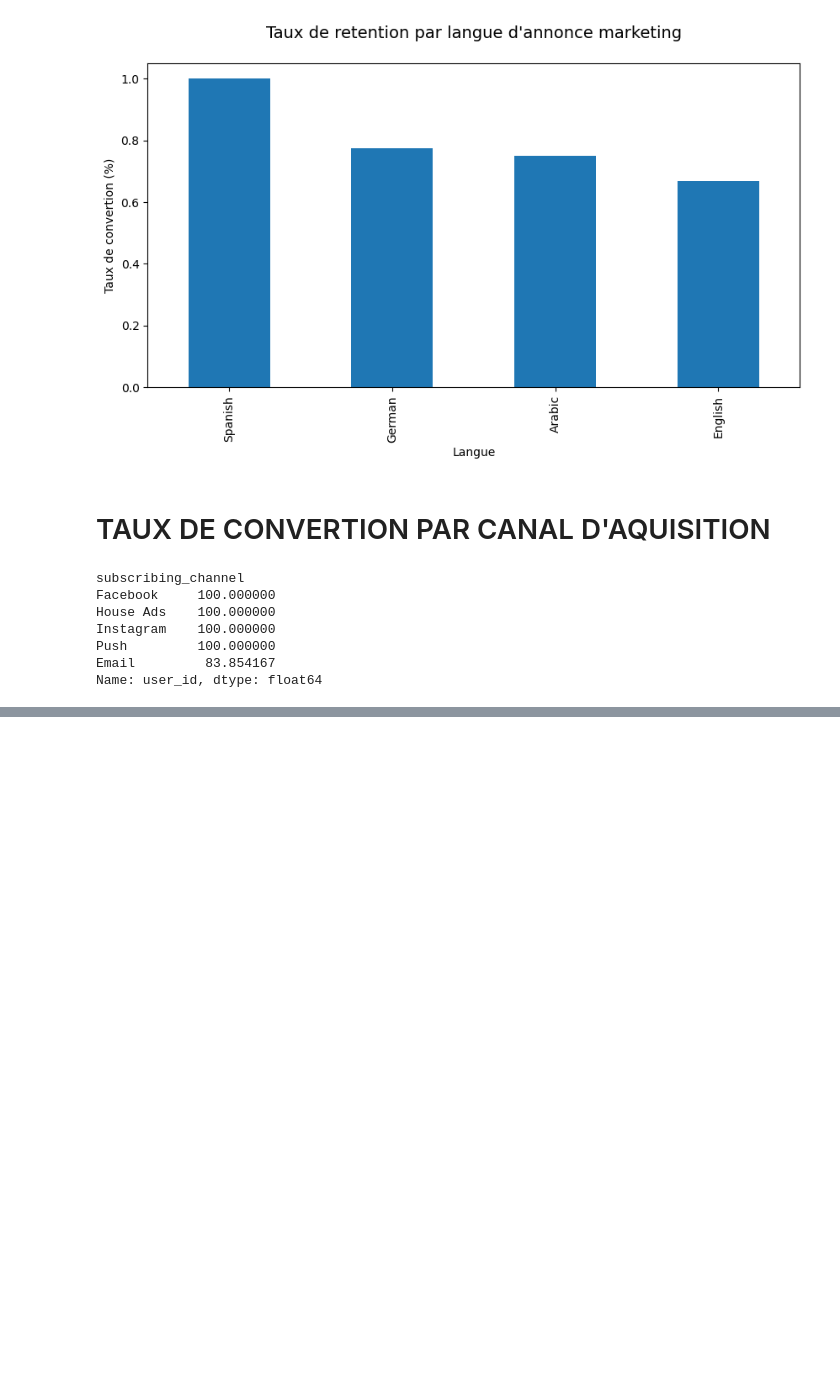
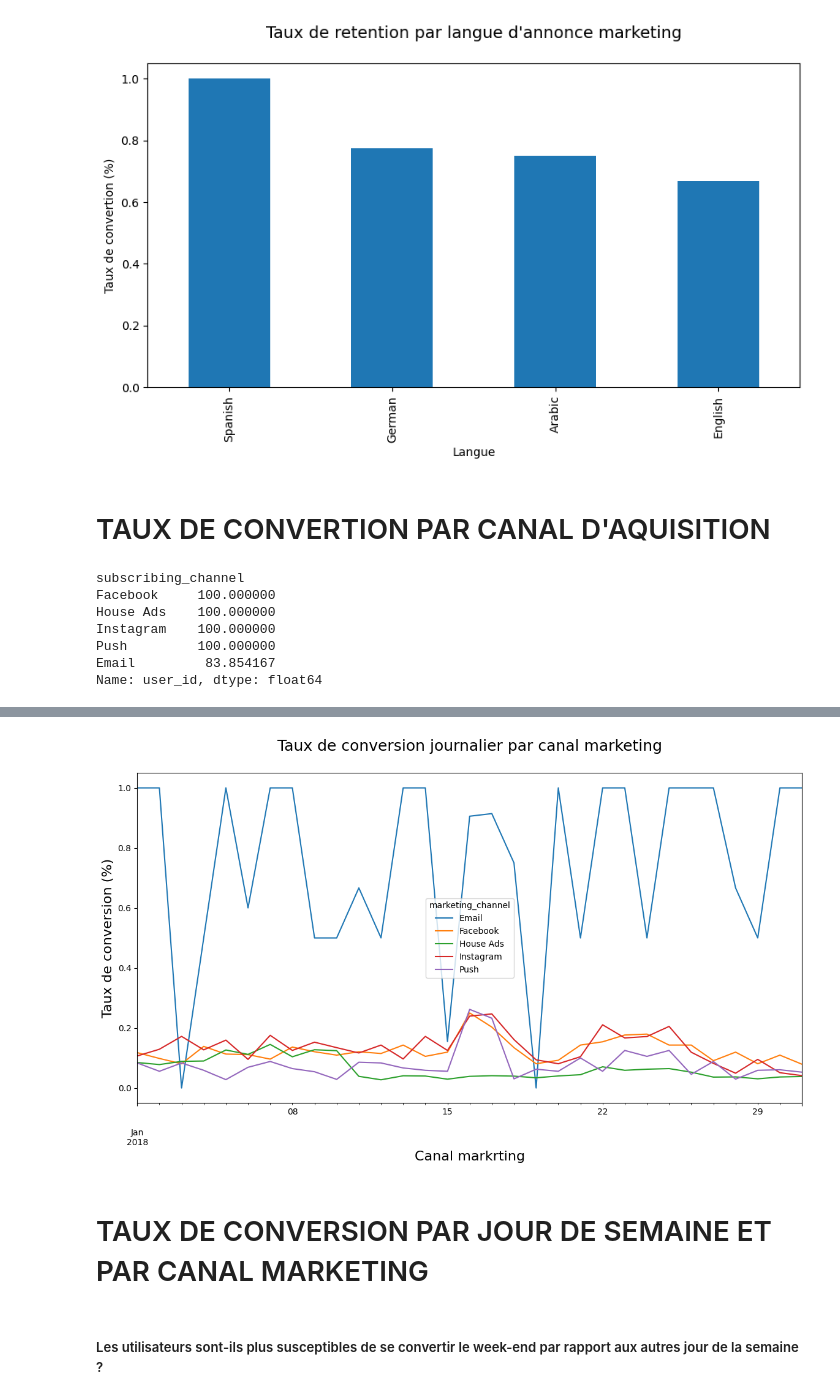
Before and after one commit to compo90/Projet_Analyse_Marketing, a Jupyter notebook: analyse_marketing.ipynb, the cells around one changed output, grey strips where cells are left out. Saved outputs shown, nothing was run; the diff lists cells and outputs as text; code cells hidden in the pictures; blank space fills up the shorter version.

```diff
--- a/analyse_marketing.ipynb
+++ b/analyse_marketing.ipynb
@@ -373,0 +526,8 @@ Name: user_id, dtype: float64
+# %%
+# taux de conversion journalier par canal marketing
+daily_conv_rate_canal = convertion_rate(marketing_df, ['date_served', 'marketing_channel'])
+
+# Transformation du resultat en DataFrame
+daily_conv_rate_canal = pd.DataFrame(daily_conv_rate_canal.unstack(level=1))
+
+daily_conv_rate_canal.head()
@@ -373,0 +542,17 @@ Name: user_id, dtype: float64
+# %%
+# Visualisation de resultat
+daily_conv_rate_canal.plot(kind='line', figsize=(14, 7))
+
+plt.title("Taux de conversion journalier par canal marketing\n", size=20, fontsize=18)
+
+plt.ylabel("Taux de conversion (%)", size=16)
+
+plt.xlabel("Canal markrting", size=16)
+
+plt.show()
+# %% [output]
+[figure, added]
+# %% [markdown]
+# TAUX DE CONVERSION PAR JOUR DE SEMAINE ET PAR CANAL MARKETING
+# %% [markdown]
+##### Les utilisateurs sont-ils plus susceptibles de se convertir le week-end par rapport aux autres jour de la semaine ?
```
Also changed, not shown: parts of 31 cells of this notebook.
